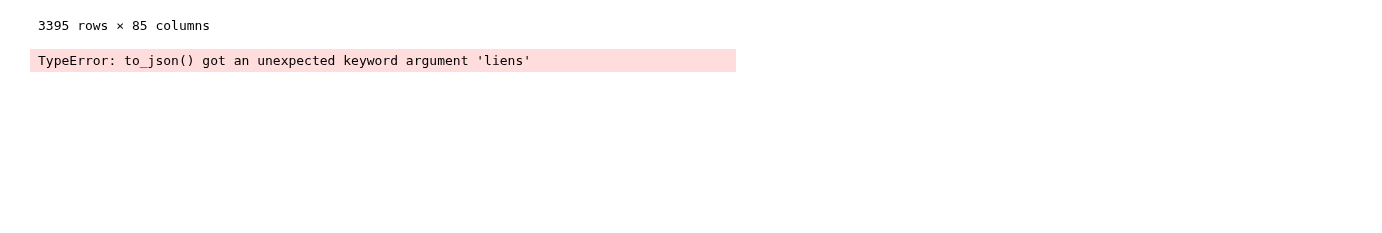
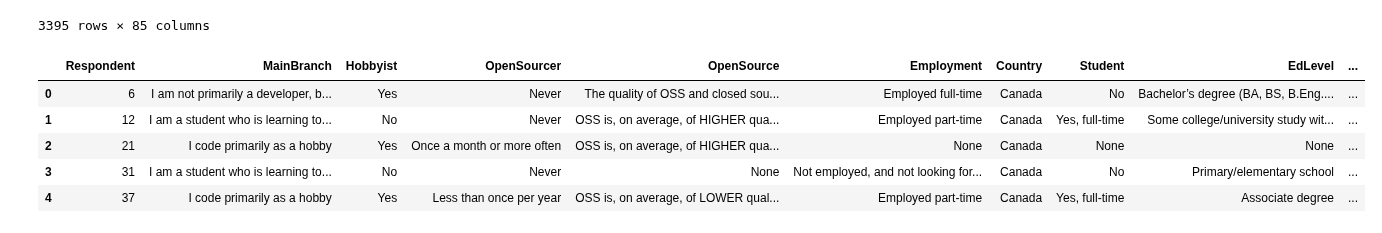
Before and after one commit to keshav4118/Pandas_learning_path, a Jupyter notebook: Reading_Writting_Data_Diff_Sourses.ipynb, the cells around one changed output. Saved outputs shown, nothing was run; the diff lists cells and outputs as text; code cells hidden in the pictures; blank space fills up the shorter version.

Commit message:
import data from json URL

```diff
--- a/Reading_Writting_Data_Diff_Sourses.ipynb
+++ b/Reading_Writting_Data_Diff_Sourses.ipynb
@@ -115,6 +115,15 @@ sql_df
 | 88377 | 88878 | None | Yes | Less than once a month but more t... | The quality of OSS and closed sou... | Not employed, and not looking for... | Canada | No | Primary/elementary school | ... |
 3395 rows × 85 columns
 # %%
-India_df.to_json('datamodified.json',orient="records",liens=True)
+India_df.to_json('data/modified.json', orient='records', lines=True)
-# %% [output]
-TypeError: to_json() got an unexpected keyword argument 'liens'
+# %%
+test = pd.read_json('data/modified.json', orient='records', lines=True)
+# %%
+test.head()
+# %% [output]
+|  | Respondent | MainBranch | Hobbyist | OpenSourcer | OpenSource | Employment | Country | Student | EdLevel | ... |
+| 0 | 6 | I am not primarily a developer, b... | Yes | Never | The quality of OSS and closed sou... | Employed full-time | Canada | No | Bachelor’s degree (BA, BS, B.Eng.... | ... |
+| 1 | 12 | I am a student who is learning to... | No | Never | OSS is, on average, of HIGHER qua... | Employed part-time | Canada | Yes, full-time | Some college/university study wit... | ... |
+| 2 | 21 | I code primarily as a hobby | Yes | Once a month or more often | OSS is, on average, of HIGHER qua... | None | Canada | None | None | ... |
+| 3 | 31 | I am a student who is learning to... | No | Never | None | Not employed, and not looking for... | Canada | No | Primary/elementary school | ... |
+| 4 | 37 | I code primarily as a hobby | Yes | Less than once per year | OSS is, on average, of LOWER qual... | Employed part-time | Canada | Yes, full-time | Associate degree | ... |
```
Also changed, not shown: parts of 2 cells of this notebook.
